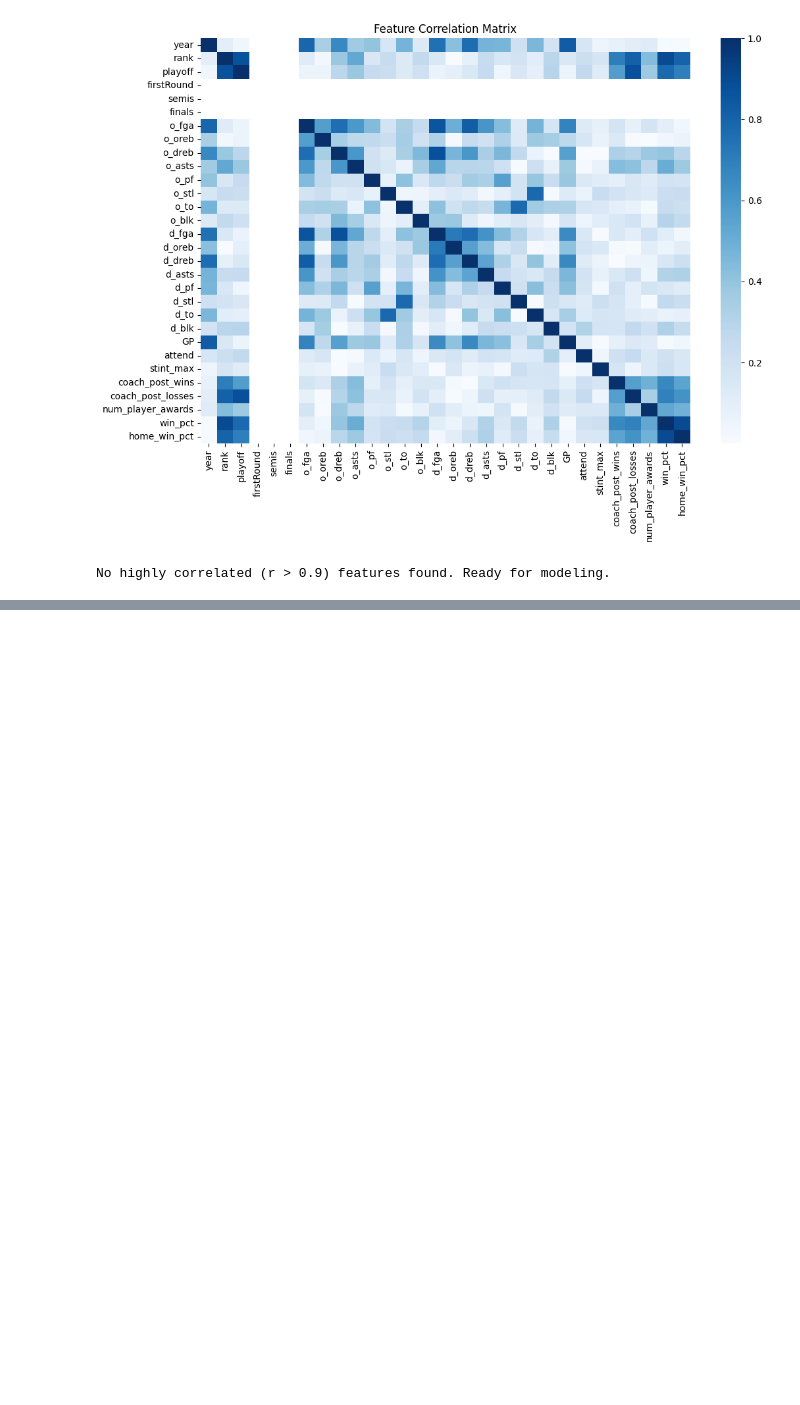
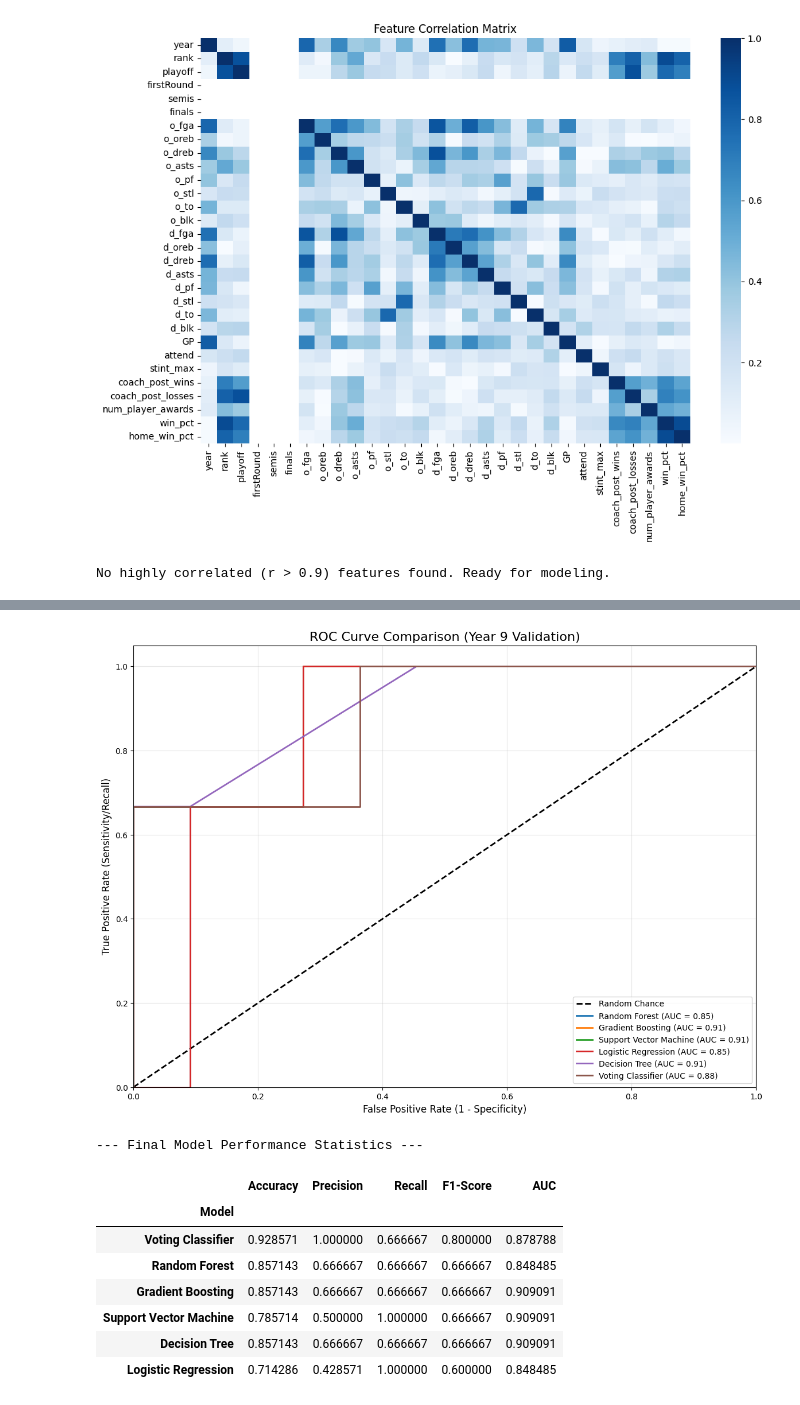
Before and after one commit to FranciscoAlves124/AC, a Jupyter notebook: coaches.ipynb, the cells around one changed output, grey strips where cells are left out. Drawn from its saved outputs; the diff is of its cells as text; code cells hidden in the pictures; blank space fills up the shorter version.

```diff
--- a/coaches.ipynb
+++ b/coaches.ipynb
@@ -553,0 +528,18 @@ Triangulating the outputs from all three models, we identified **4 teams** highl
+# %%
+# --- Decision Tree (Single, Tuned) ---
+
+param_grid_dt = {
+    'max_depth': [3, 5, 7],
+    'min_samples_leaf': [1, 2, 4],
+    'class_weight': ['balanced']
+}
+
+dt = DecisionTreeClassifier(random_state=42)
+grid_dt = GridSearchCV(dt, param_grid_dt, cv=5, scoring='f1', n_jobs=-1)
+grid_dt.fit(X_train_scaled, y_train)
+best_dt = grid_dt.best_estimator_
+
+y_pred_dt = best_dt.predict(X_val_scaled)
+
+dt_metrics = print_metrics(y_val, y_pred_dt, 'Decision Tree')
+print(f"Best DT Params: {grid_dt.best_params_}")
@@ -553,0 +635,62 @@ Triangulating the outputs from all three models, we identified **4 teams** highl
+# %%
+from sklearn.metrics import roc_curve, auc, classification_report
+import seaborn as sns
+
+models = {
+    'Random Forest': (best_rf, y_pred_rf),
+    'Gradient Boosting': (best_gb, y_pred_gb),
+    'Support Vector Machine': (best_svm, y_pred_svm),
+    'Logistic Regression': (best_lr, y_pred_lr),
+    'Decision Tree': (best_dt, y_pred_dt),
+    'Voting Classifier': (best_voting_clf, y_pred_voting),
+}
+
+# Initialize Plot
+plt.figure(figsize=(14, 10))
+plt.plot([0, 1], [0, 1], 'k--', lw=2, label='Random Chance')
+
+metrics_list = []
+
+# --- 2. Iterate, Plot ROC, and Collect Metrics ---
+for name, (model, y_pred_hard) in models.items():
+    y_prob = model.predict_proba(X_val_scaled)[:, 1]
+
+    # Compute ROC curve and AUC
+    fpr, tpr, _ = roc_curve(y_val, y_prob)
+    roc_auc = auc(fpr, tpr)
+
+    # Plot Curve
+    plt.plot(fpr, tpr, lw=2, label=f'{name} (AUC = {roc_auc:.2f})')
+
+    metrics_list.append({
+        'Model': name,
+        'Accuracy': accuracy_score(y_val, y_pred_hard),
+        'Precision': precision_score(y_val, y_pred_hard, zero_division=0),
+        'Recall': recall_score(y_val, y_pred_hard, zero_division=0),
+        'F1-Score': f1_score(y_val, y_pred_hard, zero_division=0),
+        'AUC': roc_auc
+    })
+
+plt.xlim([0.0, 1.0])
+plt.ylim([0.0, 1.05])
+plt.xlabel('False Positive Rate (1 - Specificity)', fontsize=12)
+plt.ylabel('True Positive Rate (Sensitivity/Recall)', fontsize=12)
+plt.title('ROC Curve Comparison (Year 9 Validation)', fontsize=16)
+plt.legend(loc="lower right", fontsize=10)
+plt.grid(alpha=0.3)
+plt.show()
+
+metrics_df = pd.DataFrame(metrics_list).set_index('Model').sort_values(by='F1-Score', ascending=False)
+print("\n--- Final Model Performance Statistics ---")
+display(metrics_df.style.background_gradient(cmap='Greens', subset=['F1-Score', 'AUC']))
+# %% [output]
+[figure, added]
+--- Final Model Performance Statistics ---
+|  | Accuracy | Precision | Recall | F1-Score | AUC |
+| Model |  |  |  |  |  |
+| Voting Classifier | 0.928571 | 1.000000 | 0.666667 | 0.800000 | 0.878788 |
+| Random Forest | 0.857143 | 0.666667 | 0.666667 | 0.666667 | 0.848485 |
+| Gradient Boosting | 0.857143 | 0.666667 | 0.666667 | 0.666667 | 0.909091 |
+| Support Vector Machine | 0.785714 | 0.500000 | 1.000000 | 0.666667 | 0.909091 |
+| Decision Tree | 0.857143 | 0.666667 | 0.666667 | 0.666667 | 0.909091 |
+| Logistic Regression | 0.714286 | 0.428571 | 1.000000 | 0.600000 | 0.848485 |
```
Also changed, not shown: parts of 34 cells of this notebook.
